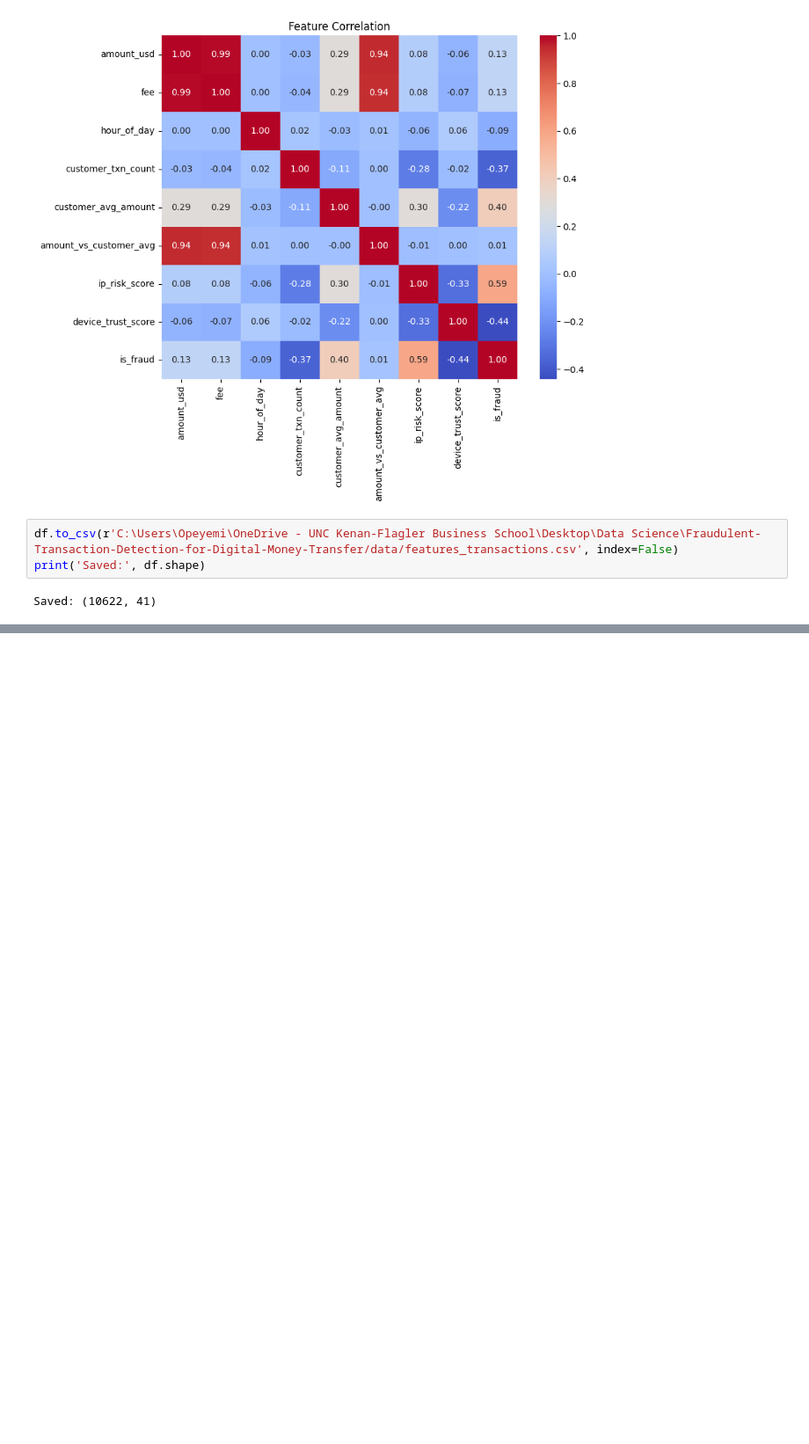
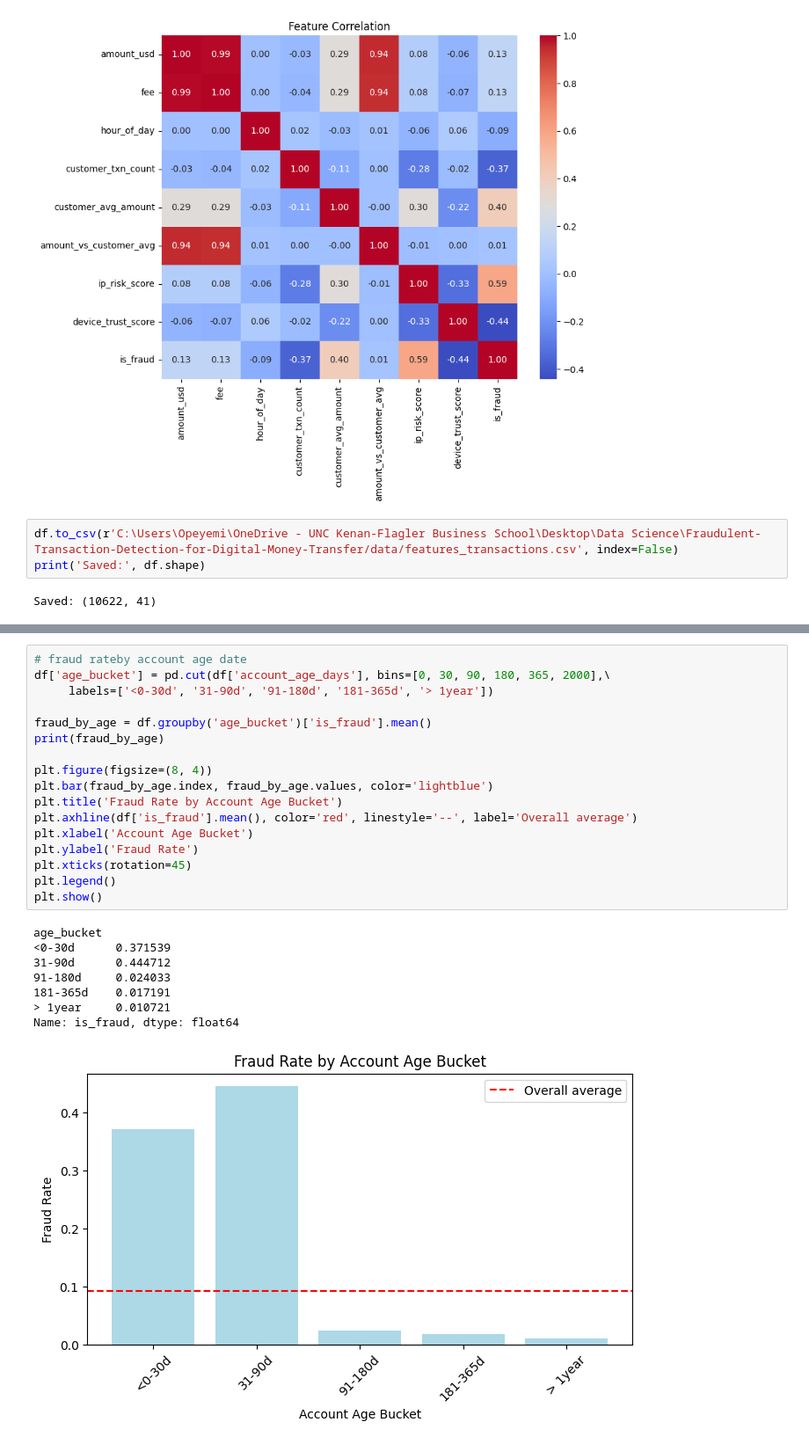
Before and after one commit to Opeyemi-io/Fraudulent-Transaction-Detection-for-Digital-Money-Transfer, a Jupyter notebook: notebook/04_features_eda.ipynb, the cells around one changed output, grey strips where cells are left out. Shown at 88% size. Saved outputs shown, nothing was run; the diff lists cells and outputs as text; blank space fills up the shorter version.

```diff
--- a/notebook/04_features_eda.ipynb
+++ b/notebook/04_features_eda.ipynb
@@ -186,0 +251,26 @@ Saved: (10622, 41)
+# %%
+# fraud rateby account age date
+df['age_bucket'] = pd.cut(df['account_age_days'], bins=[0, 30, 90, 180, 365, 2000],\
+     labels=['<0-30d', '31-90d', '91-180d', '181-365d', '> 1year'])
+
+fraud_by_age = df.groupby('age_bucket')['is_fraud'].mean()
+print(fraud_by_age)
+
+plt.figure(figsize=(8, 4))
+plt.bar(fraud_by_age.index, fraud_by_age.values, color='lightblue')
+plt.title('Fraud Rate by Account Age Bucket')
+plt.axhline(df['is_fraud'].mean(), color='red', linestyle='--', label='Overall average')
+plt.xlabel('Account Age Bucket')
+plt.ylabel('Fraud Rate')
+plt.xticks(rotation=45)
+plt.legend()
+plt.show()
+# %% [output]
+age_bucket
+<0-30d      0.371539
+31-90d      0.444712
+91-180d     0.024033
+181-365d    0.017191
+> 1year     0.010721
+Name: is_fraud, dtype: float64
+[figure, added]
```
Also changed, not shown: parts of 13 cells of this notebook, 6 other files.
